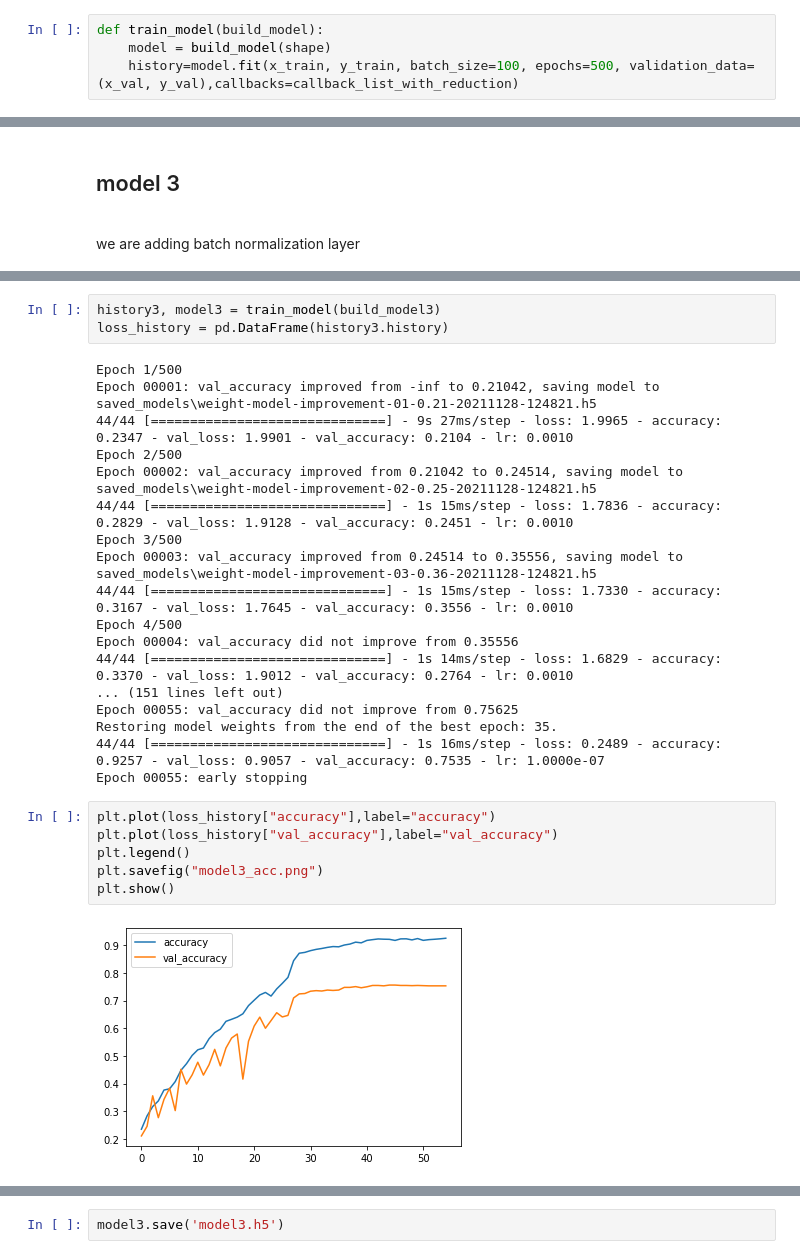
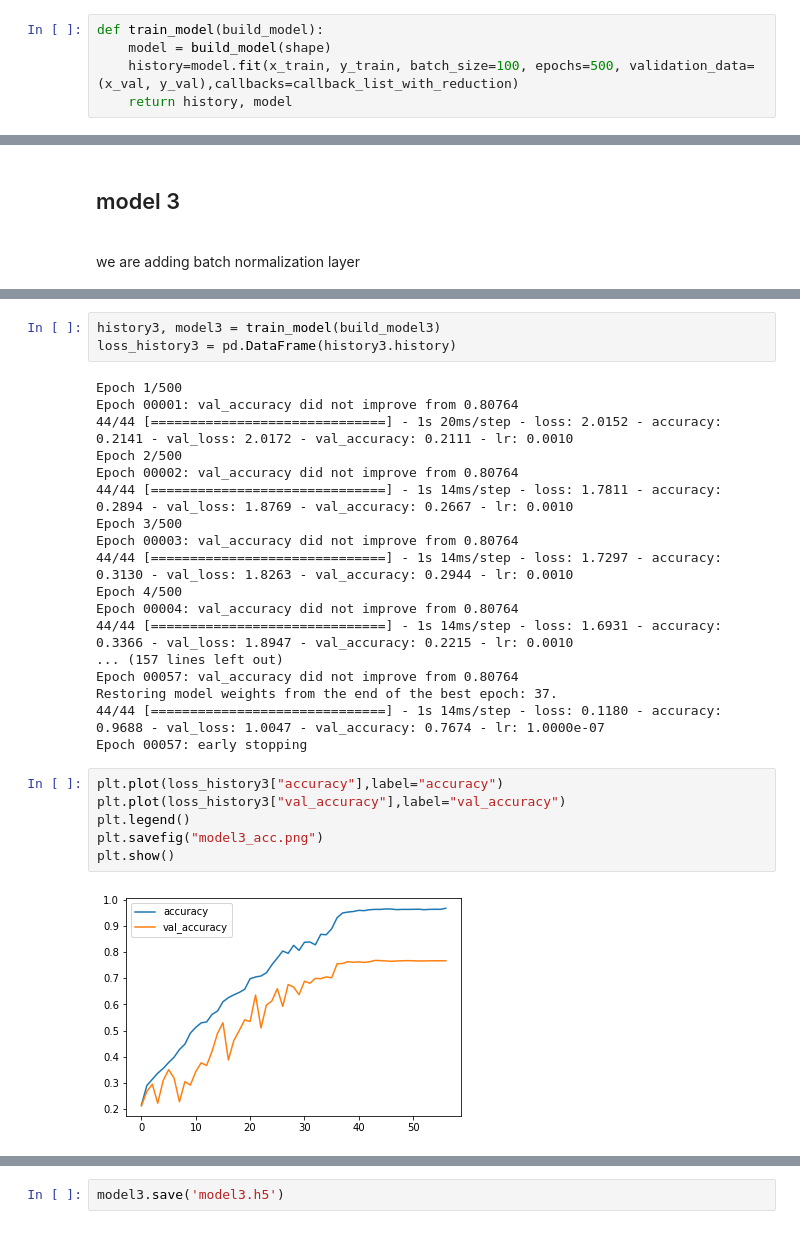
Before and after one commit to Jarvisarmy/-Theoretical_ML_Project, a Jupyter notebook: RAVDESS Emotional speech audio.ipynb, the cells around one changed output, grey strips where cells are left out. Cells and saved outputs as stored; diff of their text form.

```diff
--- a/RAVDESS Emotional speech audio.ipynb
+++ b/RAVDESS Emotional speech audio.ipynb
@@ -849,6 +846,7 @@ KeyboardInterrupt:
 def train_model(build_model):
     model = build_model(shape)
     history=model.fit(x_train, y_train, batch_size=100, epochs=500, validation_data=(x_val, y_val),callbacks=callback_list_with_reduction)
+    return history, model
 # %% [markdown]
 <h2> model 1 </h2><br/>
 three convolution; two maxpooling, two dense
@@ -1009,31 +1005,31 @@ def build_model3(shape):
     return model
 # %%
 history3, model3 = train_model(build_model3)
-loss_history = pd.DataFrame(history3.history)
+loss_history3 = pd.DataFrame(history3.history)
 # %% [output]
 Epoch 1/500
-Epoch 00001: val_accuracy improved from -inf to 0.21042, saving model to saved_models\weight-model-improvement-01-0.21-20211128-124821.h5
-44/44 [==============================] - 9s 27ms/step - loss: 1.9965 - accuracy: 0.2347 - val_loss: 1.9901 - val_accuracy: 0.2104 - lr: 0.0010
+Epoch 00001: val_accuracy did not improve from 0.80764
+44/44 [==============================] - 1s 20ms/step - loss: 2.0152 - accuracy: 0.2141 - val_loss: 2.0172 - val_accuracy: 0.2111 - lr: 0.0010
 Epoch 2/500
-Epoch 00002: val_accuracy improved from 0.21042 to 0.24514, saving model to saved_models\weight-model-improvement-02-0.25-20211128-124821.h5
-44/44 [==============================] - 1s 15ms/step - loss: 1.7836 - accuracy: 0.2829 - val_loss: 1.9128 - val_accuracy: 0.2451 - lr: 0.0010
+Epoch 00002: val_accuracy did not improve from 0.80764
+44/44 [==============================] - 1s 14ms/step - loss: 1.7811 - accuracy: 0.2894 - val_loss: 1.8769 - val_accuracy: 0.2667 - lr: 0.0010
 Epoch 3/500
-Epoch 00003: val_accuracy improved from 0.24514 to 0.35556, saving model to saved_models\weight-model-improvement-03-0.36-20211128-124821.h5
-44/44 [==============================] - 1s 15ms/step - loss: 1.7330 - accuracy: 0.3167 - val_loss: 1.7645 - val_accuracy: 0.3556 - lr: 0.0010
+Epoch 00003: val_accuracy did not improve from 0.80764
+44/44 [==============================] - 1s 14ms/step - loss: 1.7297 - accuracy: 0.3130 - val_loss: 1.8263 - val_accuracy: 0.2944 - lr: 0.0010
 Epoch 4/500
-Epoch 00004: val_accuracy did not improve from 0.35556
-44/44 [==============================] - 1s 14ms/step - loss: 1.6829 - accuracy: 0.3370 - val_loss: 1.9012 - val_accuracy: 0.2764 - lr: 0.0010
-... (151 lines left out)
-Epoch 00055: val_accuracy did not improve from 0.75625
-Restoring model weights from the end of the best epoch: 35.
-44/44 [==============================] - 1s 16ms/step - loss: 0.2489 - accuracy: 0.9257 - val_loss: 0.9057 - val_accuracy: 0.7535 - lr: 1.0000e-07
-Epoch 00055: early stopping
+Epoch 00004: val_accuracy did not improve from 0.80764
+44/44 [==============================] - 1s 14ms/step - loss: 1.6931 - accuracy: 0.3366 - val_loss: 1.8947 - val_accuracy: 0.2215 - lr: 0.0010
+... (157 lines left out)
+Epoch 00057: val_accuracy did not improve from 0.80764
+Restoring model weights from the end of the best epoch: 37.
+44/44 [==============================] - 1s 14ms/step - loss: 0.1180 - accuracy: 0.9688 - val_loss: 1.0047 - val_accuracy: 0.7674 - lr: 1.0000e-07
+Epoch 00057: early stopping
 # %%
-plt.plot(loss_history["accuracy"],label="accuracy")
-plt.plot(loss_history["val_accuracy"],label="val_accuracy")
+plt.plot(loss_history3["accuracy"],label="accuracy")
+plt.plot(loss_history3["val_accuracy"],label="val_accuracy")
 plt.legend()
 plt.savefig("model3_acc.png")
 plt.show()
 # %% [output]
-[figure, old version]
+[figure, new version]
 # %%
```
Also changed, not shown: parts of 38 cells of this notebook, 28 other files.
